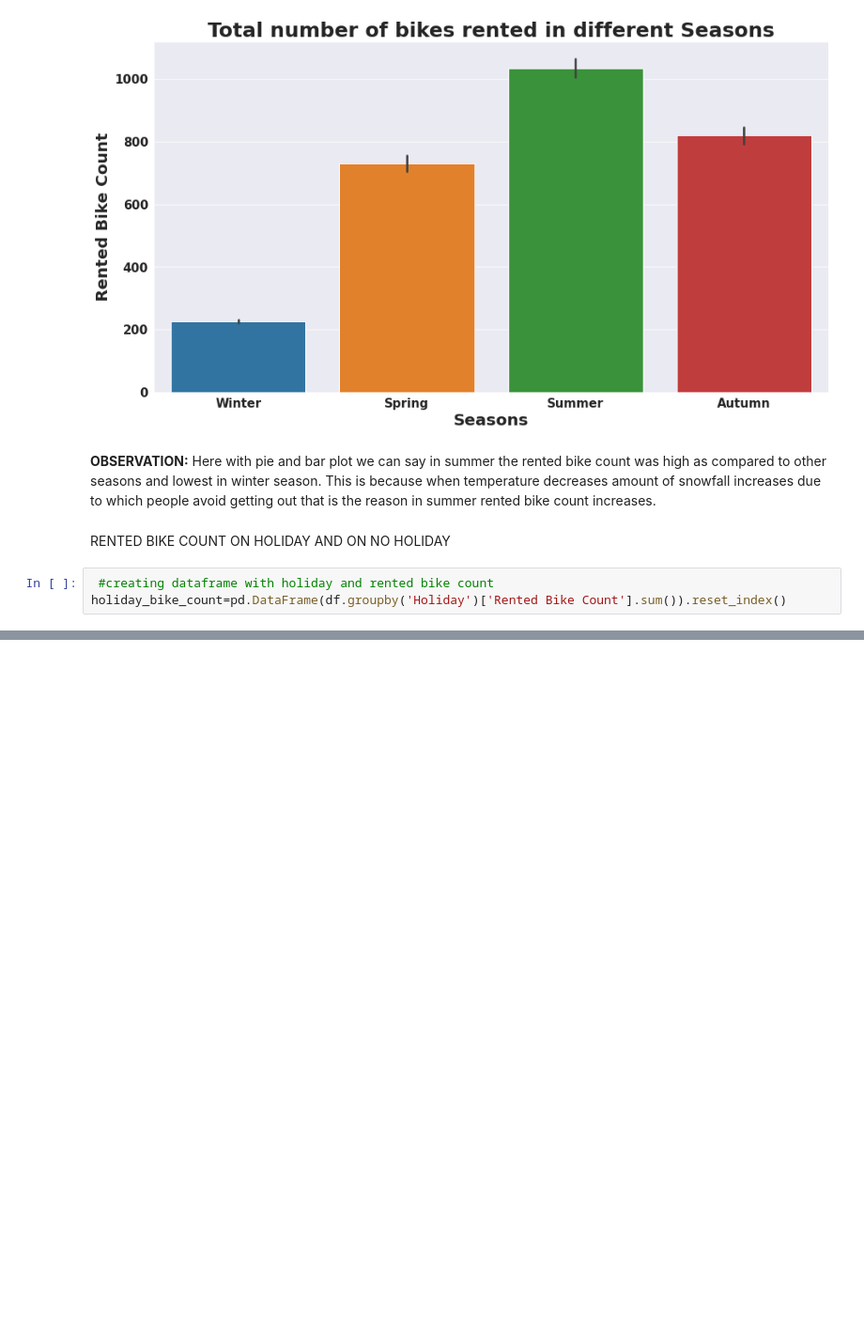
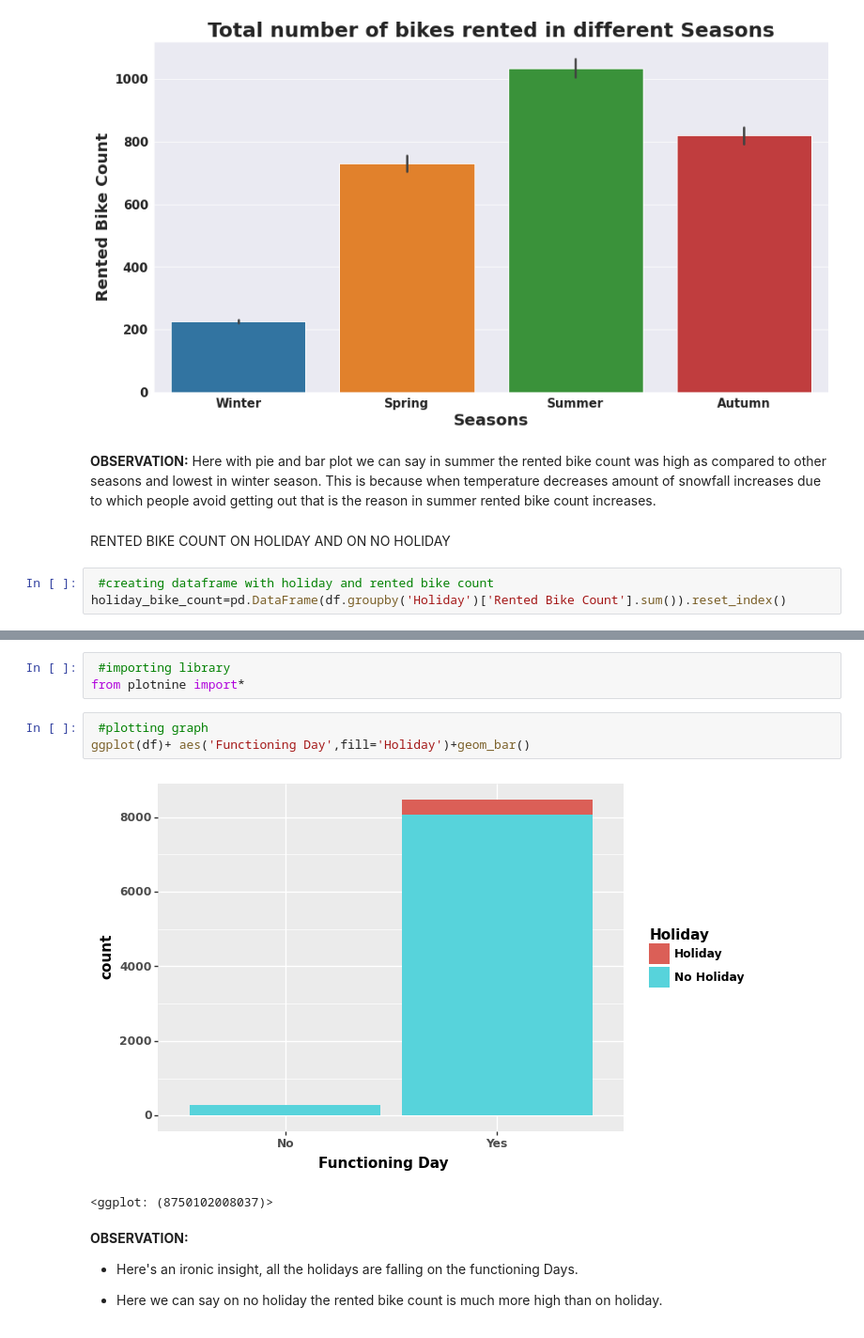
Before and after one commit to SuvOnGithub/Bike-Sharing-Demand-Prediction---Capstone-Project, a Jupyter notebook: suvenddu_Bike_Sharing_Demand_Prediction_Capstone_Project_.ipynb, the cells around one changed output, grey strips where cells are left out. Shown: that part at 94% size. Drawn from its saved outputs; the diff is of its cells as text; blank space fills up the shorter version.

```diff
--- a/suvenddu_Bike_Sharing_Demand_Prediction_Capstone_Project_.ipynb
+++ b/suvenddu_Bike_Sharing_Demand_Prediction_Capstone_Project_.ipynb
@@ -534,0 +579,14 @@ holiday_bike_count=pd.DataFrame(df.groupby('Holiday')['Rented Bike Count'].sum()
+# %%
+ #importing library
+from plotnine import*
+# %%
+ #plotting graph
+ggplot(df)+ aes('Functioning Day',fill='Holiday')+geom_bar()
+# %% [output]
+[figure, added]
+<ggplot: (8750102008037)>
+# %% [markdown]
+ **OBSERVATION:**
+*   Here's an ironic insight, all the holidays are falling on the functioning Days.
+
+*   Here we can say on no holiday the rented bike count is much more high than on holiday.
```
Also changed, not shown: parts of 3 cells of this notebook.
